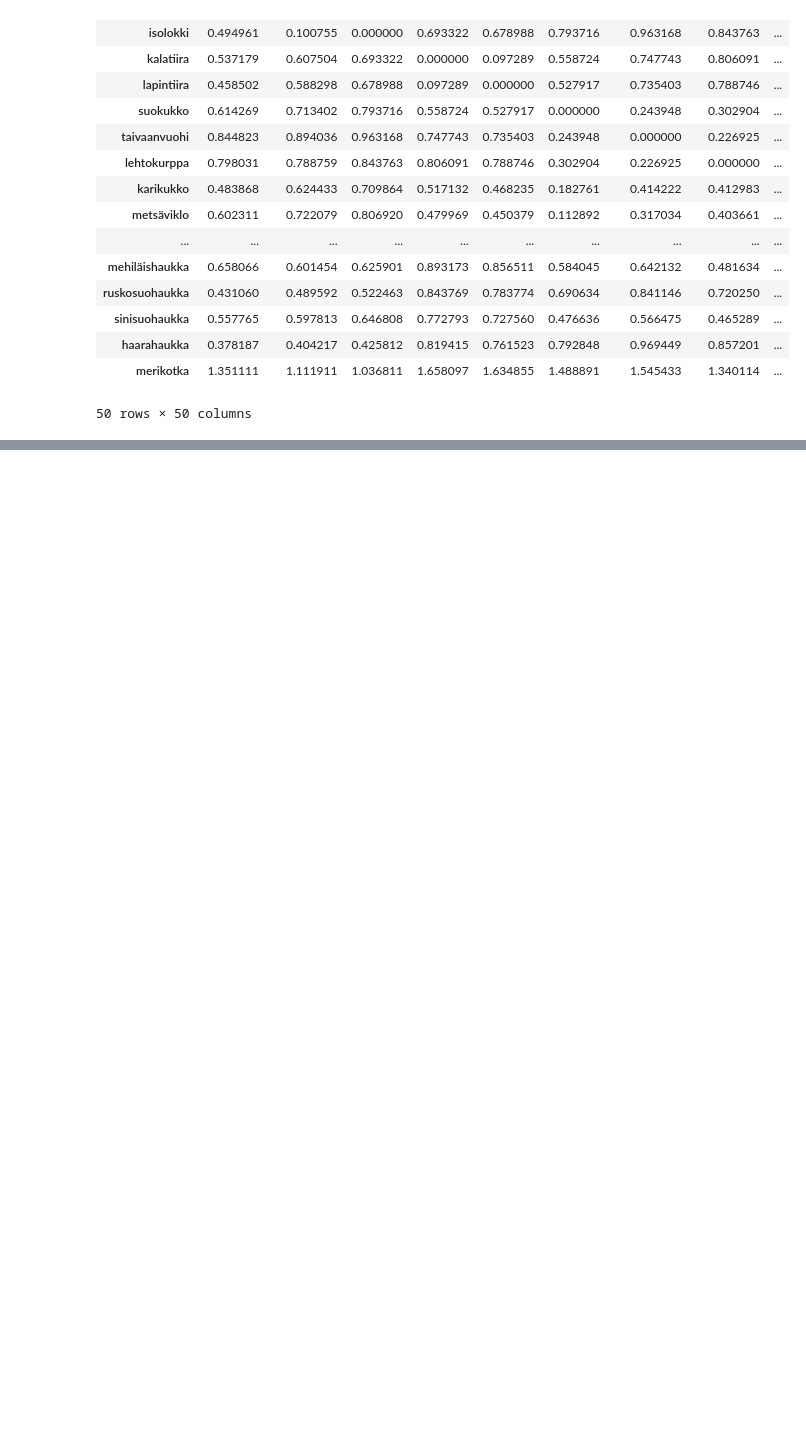
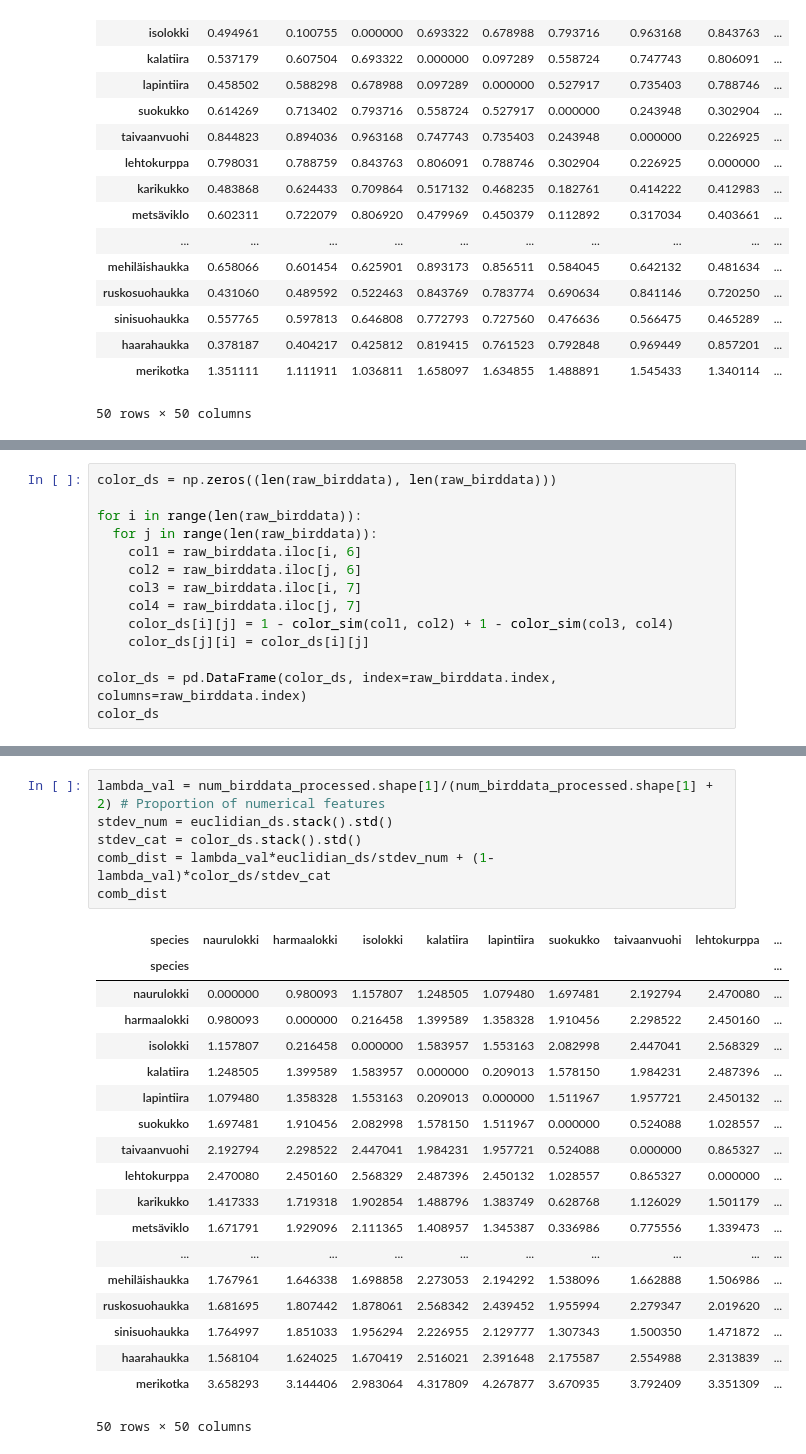
Before and after one commit to lassimalvikko/MDM24, a Jupyter notebook: Ex2/ex2.ipynb, the cells around one changed output, grey strips where cells are left out. Saved outputs shown, nothing was run; the diff lists cells and outputs as text; blank space fills up the shorter version.

```diff
--- a/Ex2/ex2.ipynb
+++ b/Ex2/ex2.ipynb
@@ -103,0 +134,14 @@ euclidian_ds
+# %%
+color_ds = np.zeros((len(raw_birddata), len(raw_birddata)))
+
+for i in range(len(raw_birddata)):
+  for j in range(len(raw_birddata)):
+    col1 = raw_birddata.iloc[i, 6]
+    col2 = raw_birddata.iloc[j, 6]
+    col3 = raw_birddata.iloc[i, 7]
+    col4 = raw_birddata.iloc[j, 7]
+    color_ds[i][j] = 1 - color_sim(col1, col2) + 1 - color_sim(col3, col4)
+    color_ds[j][i] = color_ds[i][j]
+
+color_ds = pd.DataFrame(color_ds, index=raw_birddata.index, columns=raw_birddata.index)
+color_ds
@@ -103,0 +168,26 @@ euclidian_ds
+# %%
+lambda_val = num_birddata_processed.shape[1]/(num_birddata_processed.shape[1] + 2) # Proportion of numerical features
+stdev_num = euclidian_ds.stack().std()
+stdev_cat = color_ds.stack().std()
+comb_dist = lambda_val*euclidian_ds/stdev_num + (1-lambda_val)*color_ds/stdev_cat
+comb_dist
+# %% [output]
+| species | naurulokki | harmaalokki | isolokki | kalatiira | lapintiira | suokukko | taivaanvuohi | lehtokurppa | ... |
+| species |  |  |  |  |  |  |  |  | ... |
+| naurulokki | 0.000000 | 0.980093 | 1.157807 | 1.248505 | 1.079480 | 1.697481 | 2.192794 | 2.470080 | ... |
+| harmaalokki | 0.980093 | 0.000000 | 0.216458 | 1.399589 | 1.358328 | 1.910456 | 2.298522 | 2.450160 | ... |
+| isolokki | 1.157807 | 0.216458 | 0.000000 | 1.583957 | 1.553163 | 2.082998 | 2.447041 | 2.568329 | ... |
+| kalatiira | 1.248505 | 1.399589 | 1.583957 | 0.000000 | 0.209013 | 1.578150 | 1.984231 | 2.487396 | ... |
+| lapintiira | 1.079480 | 1.358328 | 1.553163 | 0.209013 | 0.000000 | 1.511967 | 1.957721 | 2.450132 | ... |
+| suokukko | 1.697481 | 1.910456 | 2.082998 | 1.578150 | 1.511967 | 0.000000 | 0.524088 | 1.028557 | ... |
+| taivaanvuohi | 2.192794 | 2.298522 | 2.447041 | 1.984231 | 1.957721 | 0.524088 | 0.000000 | 0.865327 | ... |
+| lehtokurppa | 2.470080 | 2.450160 | 2.568329 | 2.487396 | 2.450132 | 1.028557 | 0.865327 | 0.000000 | ... |
+| karikukko | 1.417333 | 1.719318 | 1.902854 | 1.488796 | 1.383749 | 0.628768 | 1.126029 | 1.501179 | ... |
+| metsäviklo | 1.671791 | 1.929096 | 2.111365 | 1.408957 | 1.345387 | 0.336986 | 0.775556 | 1.339473 | ... |
+| ... | ... | ... | ... | ... | ... | ... | ... | ... | ... |
+| mehiläishaukka | 1.767961 | 1.646338 | 1.698858 | 2.273053 | 2.194292 | 1.538096 | 1.662888 | 1.506986 | ... |
+| ruskosuohaukka | 1.681695 | 1.807442 | 1.878061 | 2.568342 | 2.439452 | 1.955994 | 2.279347 | 2.019620 | ... |
+| sinisuohaukka | 1.764997 | 1.851033 | 1.956294 | 2.226955 | 2.129777 | 1.307343 | 1.500350 | 1.471872 | ... |
+| haarahaukka | 1.568104 | 1.624025 | 1.670419 | 2.516021 | 2.391648 | 2.175587 | 2.554988 | 2.313839 | ... |
+| merikotka | 3.658293 | 3.144406 | 2.983064 | 4.317809 | 4.267877 | 3.670935 | 3.792409 | 3.351309 | ... |
+50 rows × 50 columns
```
Also changed, not shown: parts of 3 cells of this notebook.
